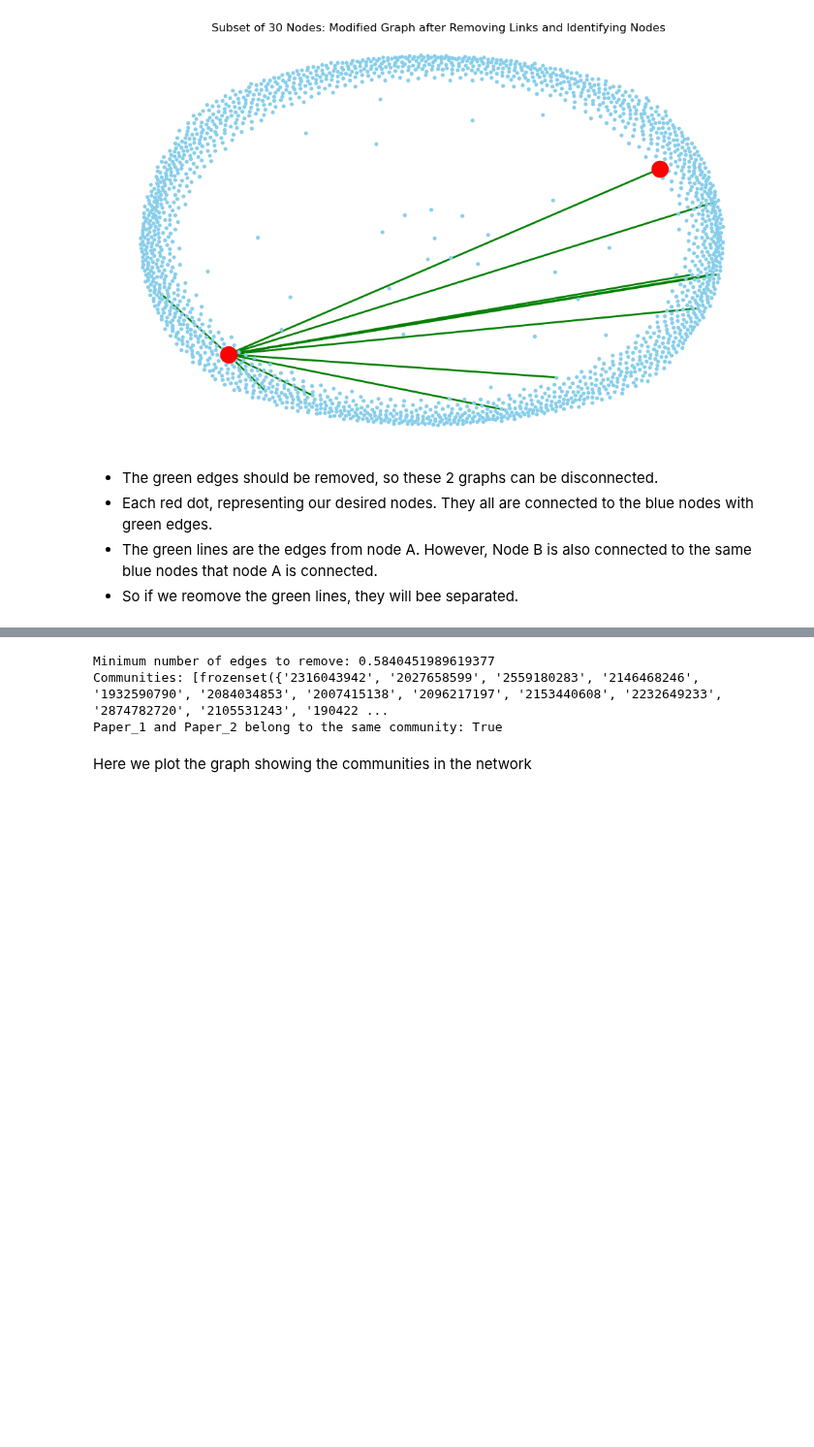
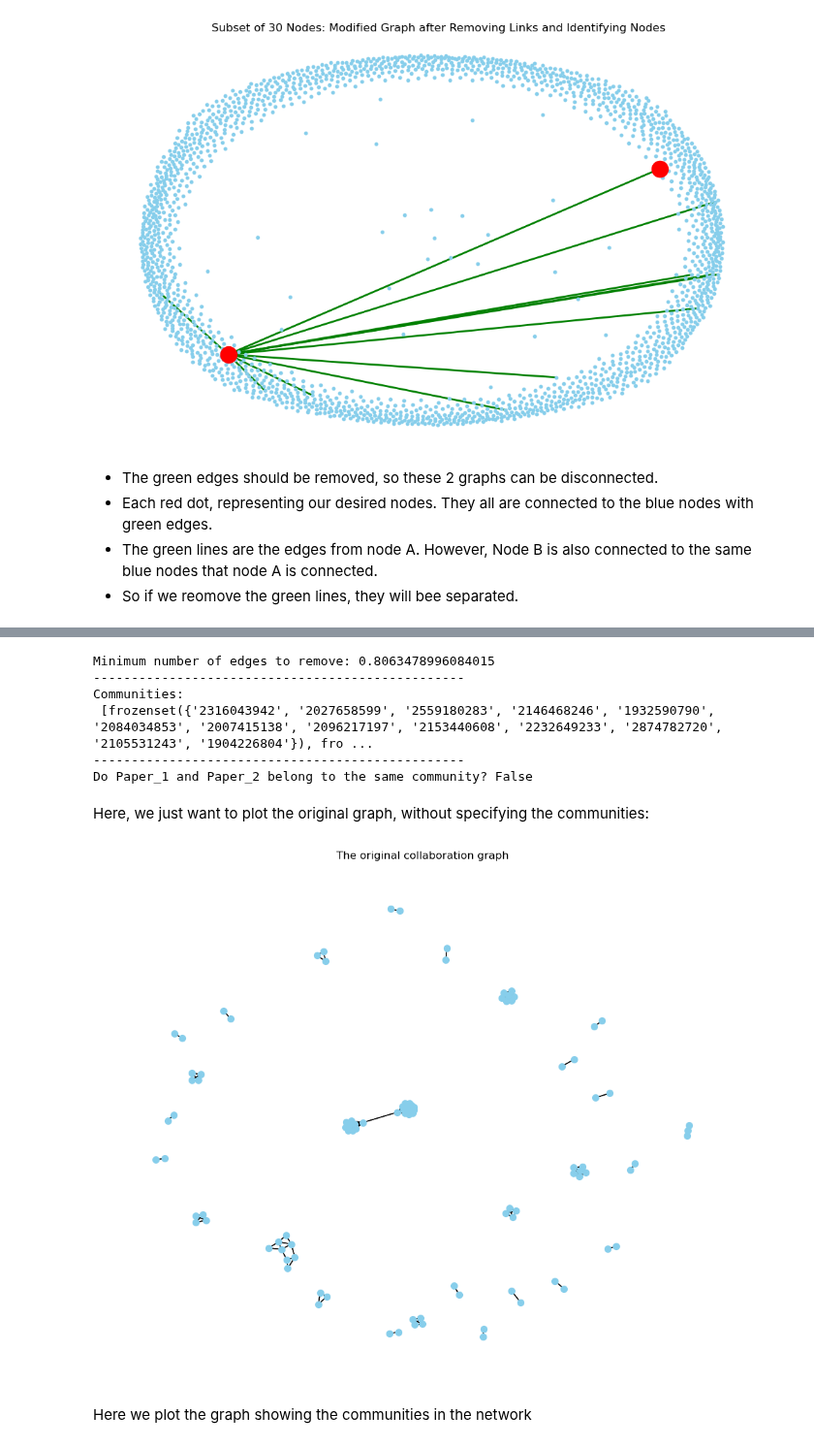
Before and after one commit to armanfeili/ADM-HW5, a Jupyter notebook: notebook 5.ipynb, the cells around one changed output, grey strips where cells are left out. Shown at 97% size. Saved outputs shown, nothing was run; the diff lists cells and outputs as text; code cells hidden in the pictures; blank space fills up the shorter version.

```diff
--- a/notebook 5.ipynb
+++ b/notebook 5.ipynb
@@ -875,18 +863,42 @@ def extract_communities(graph, paper_1, paper_2):
 # %%
-Paper_1 = '2298051088'
-Paper_2 = '2596317628'
+Paper_1 = '2027658599'
+Paper_2 = '2883906439'
 
-result = extract_communities(collaboration_graph, Paper_1, Paper_2)
-
-result_edges, result_communities, papers_same_community, subgraph = result
+result_edges, result_communities, papers_same_community, subgraph = extract_communities(collaboration_graph, Paper_1, Paper_2)
 
 print("Minimum number of edges to remove:", result_edges)
-print("Communities:", result_communities)
-print(f"Paper_1 and Paper_2 belong to the same community: {papers_same_community}")
+print("-------------------------------------------------")
+print("Communities: \n", result_communities)
+print("-------------------------------------------------")
+print(f"Do Paper_1 and Paper_2 belong to the same community? {papers_same_community}")
 # %% [output]
-Minimum number of edges to remove: 0.5840451989619377
-Communities: [frozenset({'2316043942', '2027658599', '2559180283', '2146468246', '1932590790', '2084034853', '2007415138', '2096217197', '2153440608', '2232649233', '2874782720', '2105531243', '190422 ...
-Paper_1 and Paper_2 belong to the same community: True
+Minimum number of edges to remove: 0.8063478996084015
+-------------------------------------------------
+Communities:
+ [frozenset({'2316043942', '2027658599', '2559180283', '2146468246', '1932590790', '2084034853', '2007415138', '2096217197', '2153440608', '2232649233', '2874782720', '2105531243', '1904226804'}), fro ...
+-------------------------------------------------
+Do Paper_1 and Paper_2 belong to the same community? False
+# %% [markdown]
+Here, we just want to plot the original graph, without specifying the communities:
+# %%
+# Create a subgraph from 100 nodes. We also added edges to the subgraph to illustrate in plot.
+subgraph = create_subgraph(collaboration_graph, 100, True)
+
+# Plotting the graph with communities highlighted
+plt.figure(figsize=(10, 8))
+# Set the position of the graph
+pos = nx.spring_layout(subgraph)
+# draw all nodes of the subgraph with size of 50, without labales
+nx.draw(subgraph, pos, with_labels=False, node_size=50, node_color='skyblue')
+
+# Draw edges between nodes
+nx.draw_networkx_edges(subgraph, pos)
+
+plt.title('The original collaboration graph')
+plt.axis('off')
+plt.show()
+# %% [output]
+[figure, added]
 # %% [markdown]
 Here we plot the graph showing the communities in the network
 # %%
```
Also changed, not shown: parts of 9 cells of this notebook.
